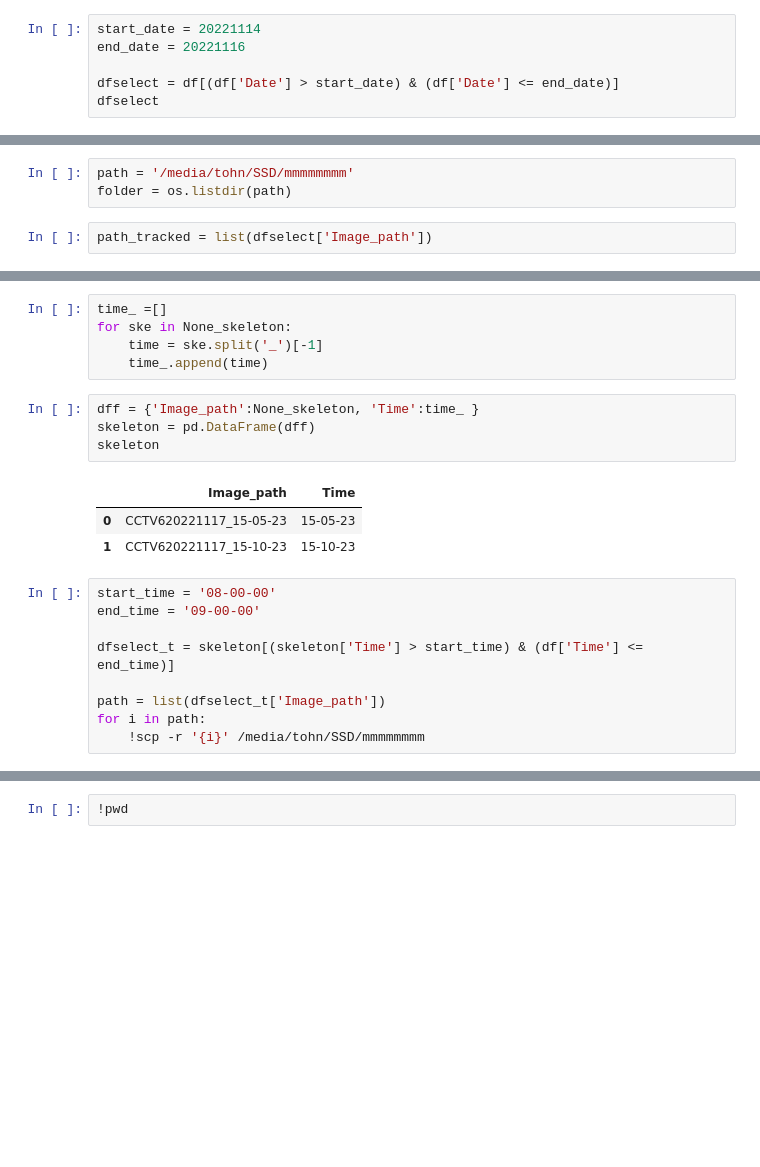
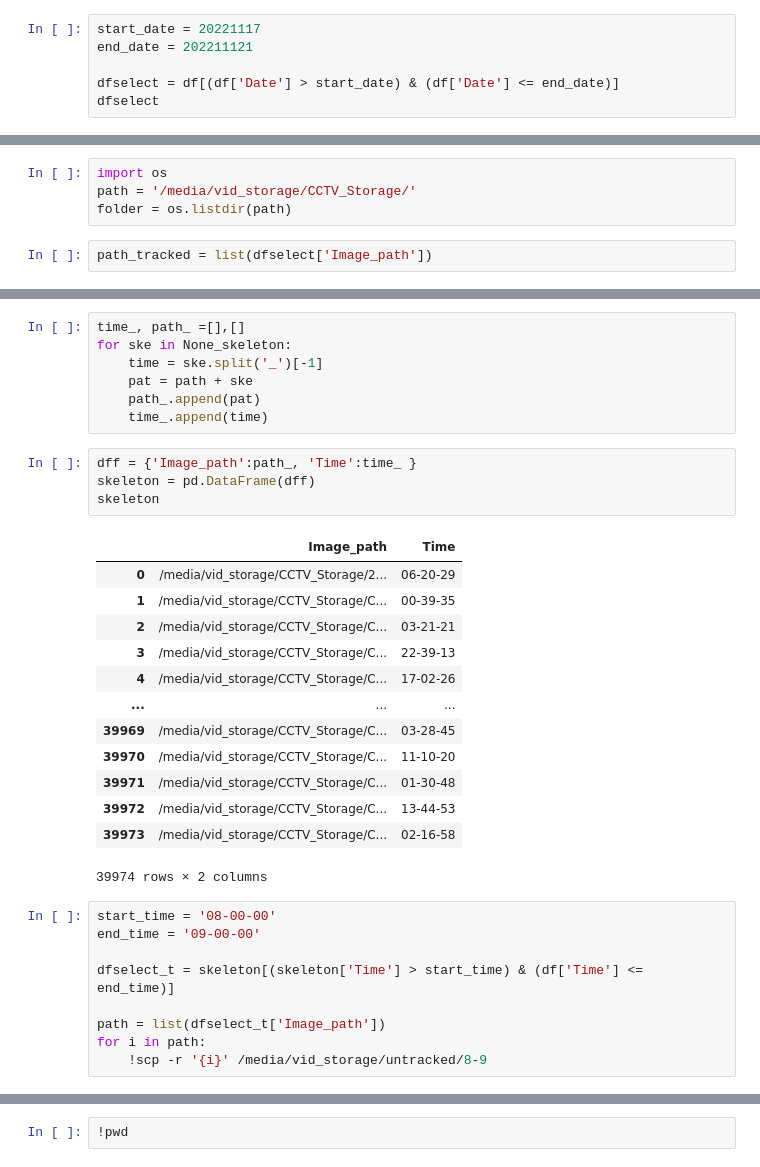
Before and after one commit to Peckkie/ConGUN-Move-folder, a Jupyter notebook: Moving-path-to-my-directory.ipynb, the cells around one changed output, grey strips where cells are left out. Saved outputs shown, nothing was run; the diff lists cells and outputs as text; blank space fills up the shorter version.

Commit message:
add error date to improve

```diff
--- a/Moving-path-to-my-directory.ipynb
+++ b/Moving-path-to-my-directory.ipynb
@@ -45,6 +53,6 @@ df
 # %%
-start_date = 20221114
-end_date = 20221116
+start_date = 20221117
+end_date = 202211121
 
 dfselect = df[(df['Date'] > start_date) & (df['Date'] <= end_date)]
 dfselect
@@ -76,7 +72,8 @@ for i in path:
 #           'CCTV620221117_15-10-23',
 #           'CCTV620221117_15-05-23']
 # %%
-path = '/media/tohn/SSD/mmmmmmmm'
+import os
+path = '/media/vid_storage/CCTV_Storage/'
 folder = os.listdir(path)
 # %%
 path_tracked = list(dfselect['Image_path'])
@@ -88,16 +101,28 @@ None_skeleton
 # %%
-time_ =[]
+time_, path_ =[],[]
 for ske in None_skeleton:
     time = ske.split('_')[-1]
+    pat = path + ske
+    path_.append(pat)
     time_.append(time)
 # %%
-dff = {'Image_path':None_skeleton, 'Time':time_ }
+dff = {'Image_path':path_, 'Time':time_ }
 skeleton = pd.DataFrame(dff)
 skeleton
 # %% [output]
 |  | Image_path | Time |
-| 0 | CCTV620221117_15-05-23 | 15-05-23 |
-| 1 | CCTV620221117_15-10-23 | 15-10-23 |
+| 0 | /media/vid_storage/CCTV_Storage/2... | 06-20-29 |
+| 1 | /media/vid_storage/CCTV_Storage/C... | 00-39-35 |
+| 2 | /media/vid_storage/CCTV_Storage/C... | 03-21-21 |
+| 3 | /media/vid_storage/CCTV_Storage/C... | 22-39-13 |
+| 4 | /media/vid_storage/CCTV_Storage/C... | 17-02-26 |
+| ... | ... | ... |
+| 39969 | /media/vid_storage/CCTV_Storage/C... | 03-28-45 |
+| 39970 | /media/vid_storage/CCTV_Storage/C... | 11-10-20 |
+| 39971 | /media/vid_storage/CCTV_Storage/C... | 01-30-48 |
+| 39972 | /media/vid_storage/CCTV_Storage/C... | 13-44-53 |
+| 39973 | /media/vid_storage/CCTV_Storage/C... | 02-16-58 |
+39974 rows × 2 columns
 # %%
 start_time = '08-00-00'
 end_time = '09-00-00'
@@ -106,7 +131,7 @@ dfselect_t = skeleton[(skeleton['Time'] > start_time) & (df['Time'] <= end_time)
 
 path = list(dfselect_t['Image_path'])
 for i in path:
-    !scp -r '{i}' /media/tohn/SSD/mmmmmmmm
+    !scp -r '{i}' /media/vid_storage/untracked/8-9
 # %%
 start_time = '11-00-00'
 end_time = '12-00-00'
```
Also changed, not shown: parts of 11 cells of this notebook.
